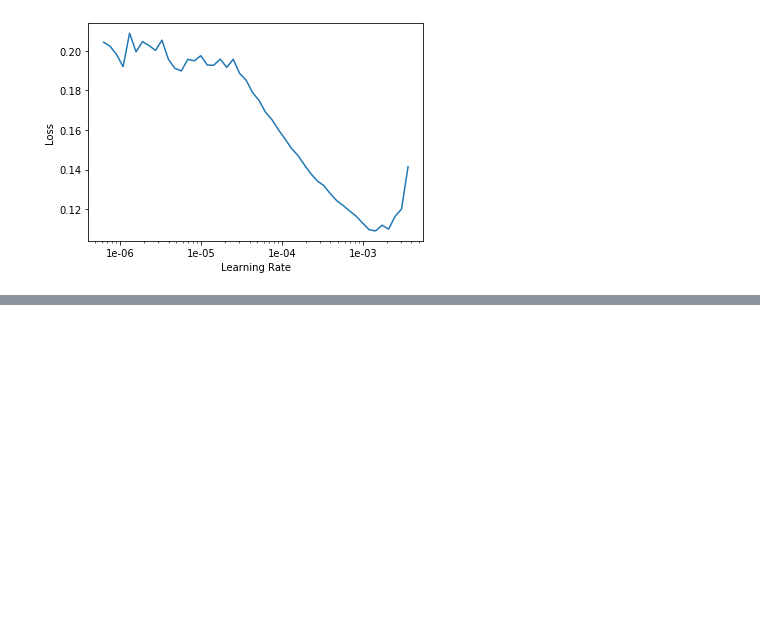
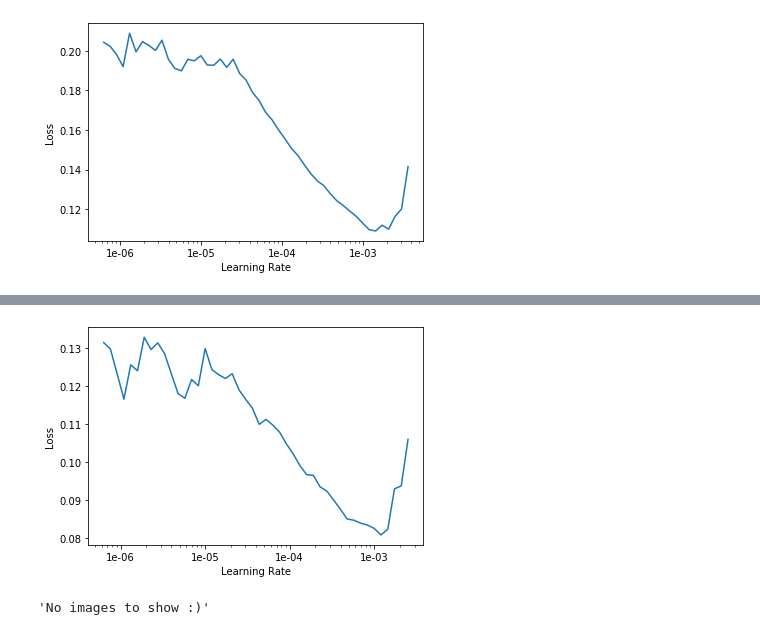
Before and after one commit to rajivbasnet/ImageClassificationWithFastAI, a Jupyter notebook: ImageClassificationFastAI.ipynb, the cells around one changed output, grey strips where cells are left out. Drawn from its saved outputs; the diff is of its cells as text; code cells hidden in the pictures; blank space fills up the shorter version.

```diff
--- a/ImageClassificationFastAI.ipynb
+++ b/ImageClassificationFastAI.ipynb
@@ -78,0 +104,4 @@ learn.recorder.plot()
+# %%
+learn.recorder.plot()
+# %% [output]
+[figure, added]
@@ -78,0 +126,4 @@ learn.recorder.plot()
+# %%
+ImageCleaner(ds, idxs, path)
+# %% [output]
+'No images to show :)'
```
Also changed, not shown: parts of 12 cells of this notebook.
